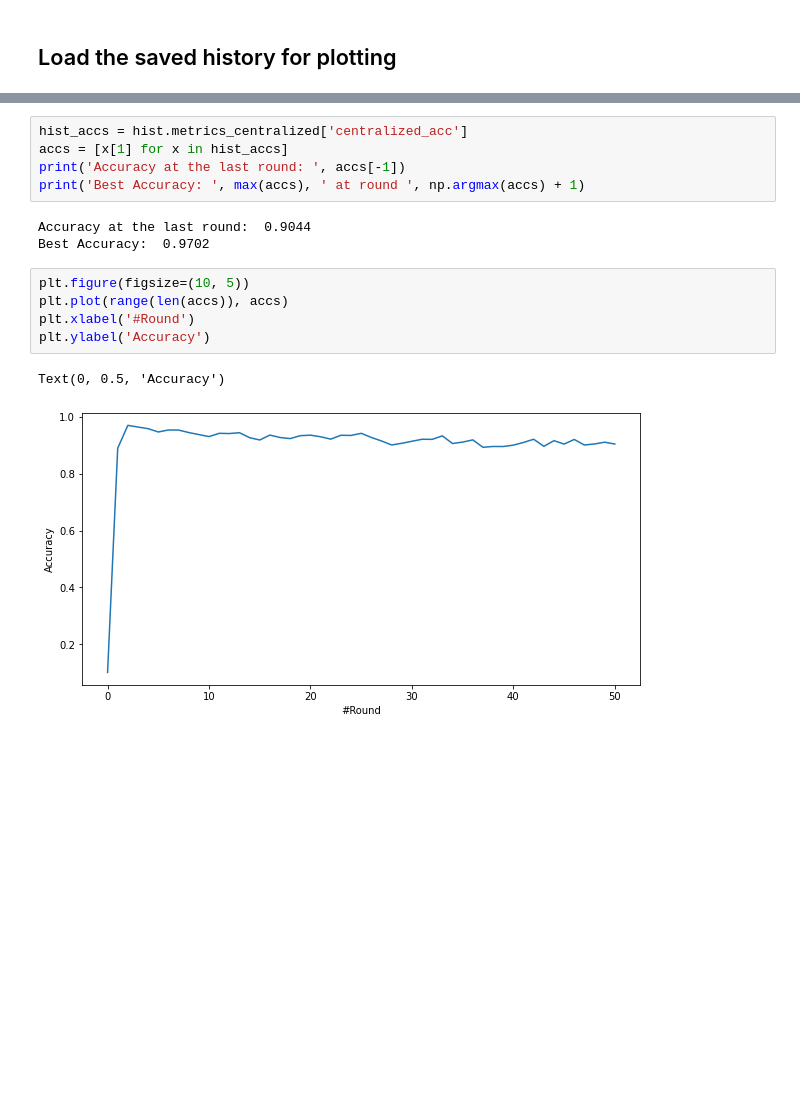
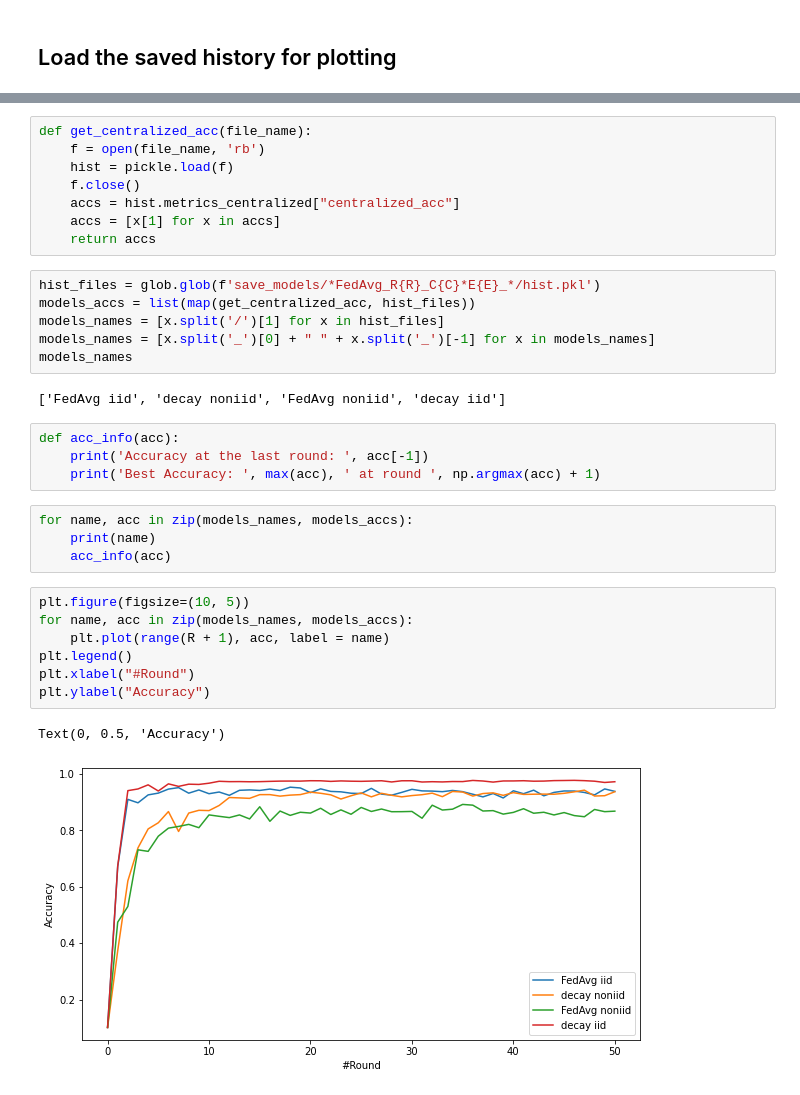
Before and after one commit to htn274/Flower_FL_examples, a Jupyter notebook: results.ipynb, the cells around one changed output, grey strips where cells are left out. Drawn from its saved outputs; the diff is of its cells as text; blank space fills up the shorter version.

```diff
--- a/results.ipynb
+++ b/results.ipynb
@@ -41,16 +45,34 @@ f.close()
+# %%
+def get_centralized_acc(file_name):
+    f = open(file_name, 'rb')
+    hist = pickle.load(f)
+    f.close()
+    accs = hist.metrics_centralized["centralized_acc"]
+    accs = [x[1] for x in accs]
+    return accs
+# %%
+hist_files = glob.glob(f'save_models/*FedAvg_R{R}_C{C}*E{E}_*/hist.pkl')
+models_accs = list(map(get_centralized_acc, hist_files))
+models_names = [x.split('/')[1] for x in hist_files]
+models_names = [x.split('_')[0] + " " + x.split('_')[-1] for x in models_names]
+models_names
+# %% [output]
+['FedAvg iid', 'decay noniid', 'FedAvg noniid', 'decay iid']
 # %%
-hist_accs = hist.metrics_centralized['centralized_acc']
-accs = [x[1] for x in hist_accs]
-print('Accuracy at the last round: ', accs[-1])
-print('Best Accuracy: ', max(accs), ' at round ', np.argmax(accs) + 1)
+def acc_info(acc):
+    print('Accuracy at the last round: ', acc[-1])
+    print('Best Accuracy: ', max(acc), ' at round ', np.argmax(acc) + 1)
-# %% [output]
-Accuracy at the last round:  0.9044
-Best Accuracy:  0.9702
+# %%
+for name, acc in zip(models_names, models_accs):
+    print(name)
+    acc_info(acc)
 # %%
 plt.figure(figsize=(10, 5))
-plt.plot(range(len(accs)), accs)
-plt.xlabel('#Round')
-plt.ylabel('Accuracy')
+for name, acc in zip(models_names, models_accs):
+    plt.plot(range(R + 1), acc, label = name)
+plt.legend()
+plt.xlabel("#Round")
+plt.ylabel("Accuracy")
 # %% [output]
 Text(0, 0.5, 'Accuracy')
-[figure, old version]
+[figure, new version]
```
Also changed, not shown: parts of 4 cells of this notebook, 3 other files.
